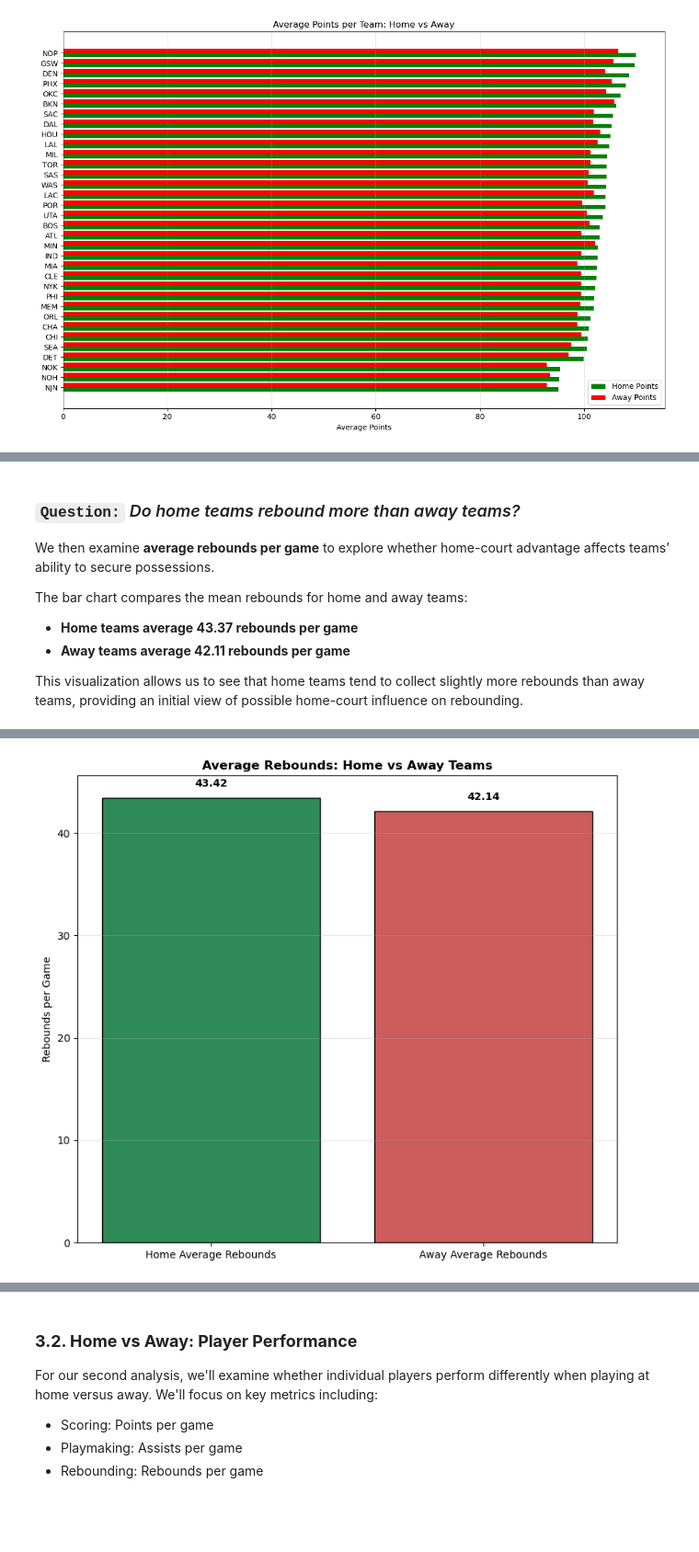
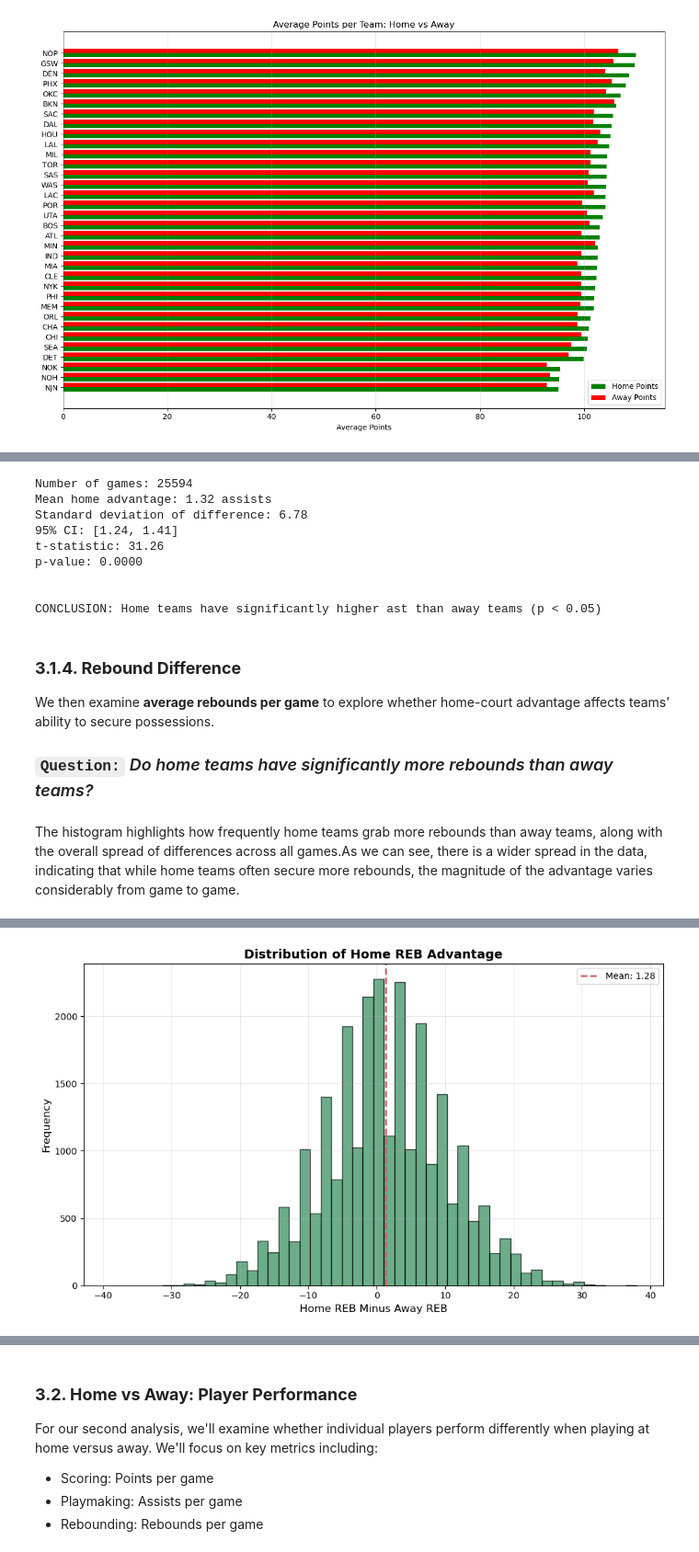
Before and after one commit to joshuanicoo/DATA100-EDA-Finals, a Jupyter notebook: main.ipynb, the cells around one changed output, grey strips where cells are left out. Shown at 92% size. Drawn from its saved outputs; the diff is of its cells as text; code cells hidden in the pictures; blank space fills up the shorter version.

```diff
--- a/main.ipynb
+++ b/main.ipynb
@@ -225,3 +235,17 @@ df_games_details: ['GAME_ID', 'TEAM_ID', 'TEAM_ABBREVIATION', 'PLAYER_ID', 'PLAY
+# %%
+## First make sure both dataframes have datetime columns
+df_games['GAME_DATE_EST'] = pd.to_datetime(df_games['GAME_DATE_EST'])
+
+## Filter df_games first to get the GAME_IDs to keep
+games_to_keep = df_games[
+    ~((df_games['GAME_DATE_EST'] >= '2020-07-01') &
+      (df_games['GAME_DATE_EST'] <= '2020-10-31'))
+]['GAME_ID']
+
+# Now filter df_games_details based on GAME_IDs to keep
+df_games_details_filtered = df_games_details[
+    df_games_details['GAME_ID'].isin(games_to_keep)
+]
 # %% [markdown]
 ### **2.2. Handling of Null Values**
 Second, we will check both data frames for null values to assess data quality and determine the appropriate handling strategy for missing data.
@@ -848,24 +913,24 @@ Conclusion: Home teams have significantly higher Assists per Game
+# %%
+results_pts = perform_home_away_test(df_games, 'AST')
+# %% [output]
+Number of games: 25594
+Mean home advantage: 1.32 assists
+Standard deviation of difference: 6.78
+95% CI: [1.24, 1.41]
+t-statistic: 31.26
+p-value: 0.0000
+
+
+CONCLUSION: Home teams have significantly higher ast than away teams (p < 0.05)
 # %% [markdown]
-### `Question:` *Do home teams rebound more than away teams?*
+### **3.1.4. Rebound Difference**
 
 We then examine **average rebounds per game** to explore whether home-court advantage affects teams’ ability to secure possessions.
 
-The bar chart compares the mean rebounds for home and away teams:
-
-- **Home teams average 43.37 rebounds per game**
-- **Away teams average 42.11 rebounds per game**
-
-This visualization allows us to see that home teams tend to collect slightly more rebounds than away teams, providing an initial view of possible home-court influence on rebounding.
+### `Question:` *Do home teams have significantly more rebounds than away teams?*
+# %% [markdown]
+The histogram highlights how frequently home teams grab more rebounds than away teams, along with the overall spread of differences across all games.As we can see, there is a wider spread in the data, indicating that while home teams often secure more rebounds, the magnitude of the advantage varies considerably from game to game.
 # %%
-## Calculate avg rebounds
-home_rebounds = df_games['REB_home'].mean()
-away_rebounds = df_games['REB_away'].mean()
-
-create_bar_chart(
-    data=[home_rebounds, away_rebounds],
-    labels=['Home Average Rebounds', 'Away Average Rebounds'],
-    title='Average Rebounds: Home vs Away Teams',
-    ylabel='Rebounds per Game',
-    value_format='{:.2f}'
-)
+## Difference in rebounds
+plot_distribution_of_differences(df_games, 'REB_home', 'REB_away')
 # %% [output]
@@ -872 +938 @@ create_bar_chart(
-[figure, old version]
+[figure, new version]
```
Also changed, not shown: parts of 78 cells of this notebook, 3 other files.
